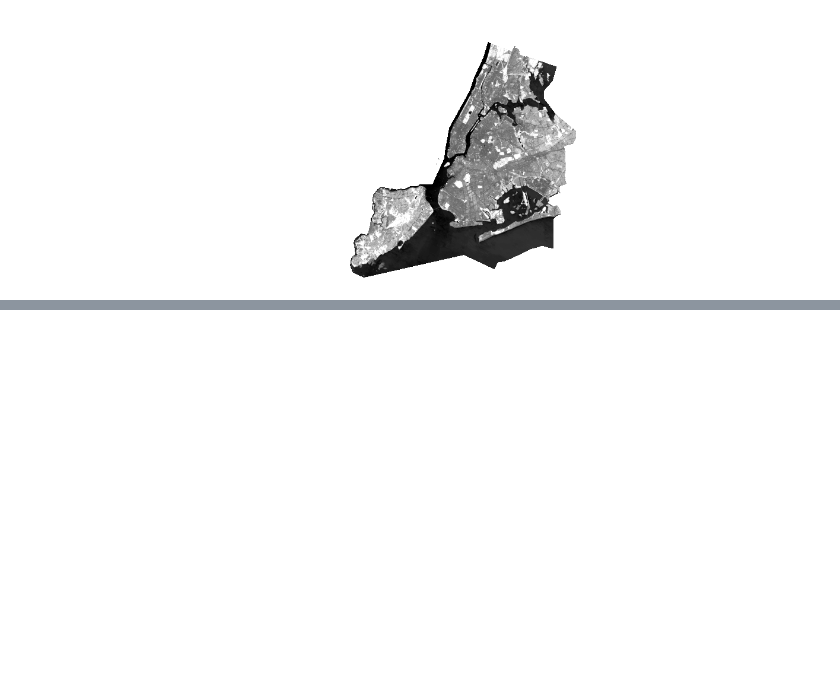
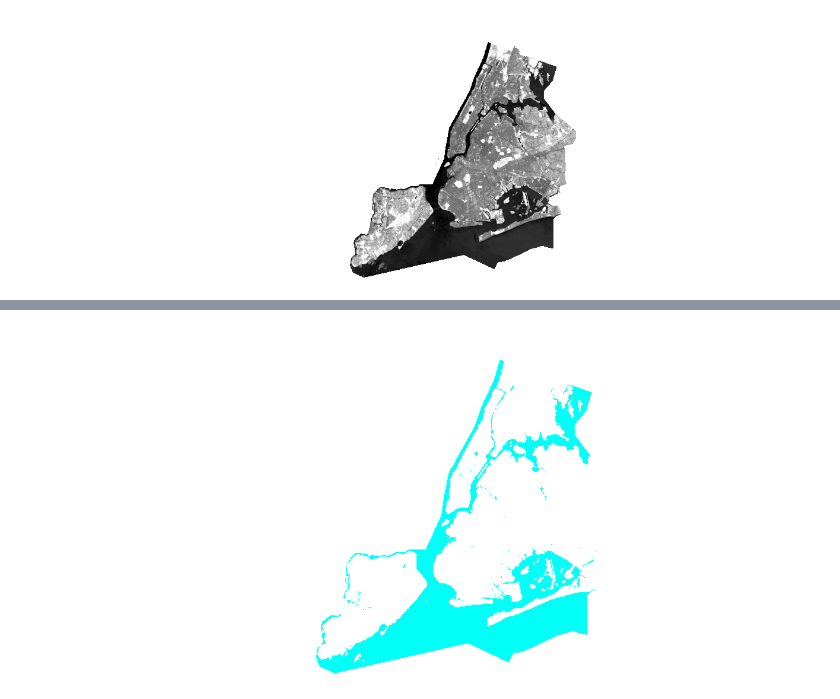
Before and after one commit to Bench-amblee/arcpy, a Jupyter notebook: nyc_landcover.ipynb, the cells around one changed output, grey strips where cells are left out. Saved outputs shown, nothing was run; the diff lists cells and outputs as text; code cells hidden in the pictures; blank space fills up the shorter version.

```diff
--- a/nyc_landcover.ipynb
+++ b/nyc_landcover.ipynb
@@ -115,0 +157,12 @@ MapView(layout=Layout(height='400px', width='100%'))
+# %%
+#map varient1
+masked_water = colormap(remap(nyc_clip,
+                        input_ranges=[-1,0,     # water
+                                     -0.1, 0.4, # Concrete
+                                     0.4, 1],   # Vegetation, Trees
+                        output_values=[1, 2, 3]),
+                        colormap=[[1, 1, 255, 248], [2, 255, 255, 255], [3,255,255,255]], astype='u8')
+
+Image(masked_water.export_image(bbox=area['extent'], size=[800,400], f='image'))
+# %% [output]
+[figure, added]
```
Also changed, not shown: parts of 16 cells of this notebook.
